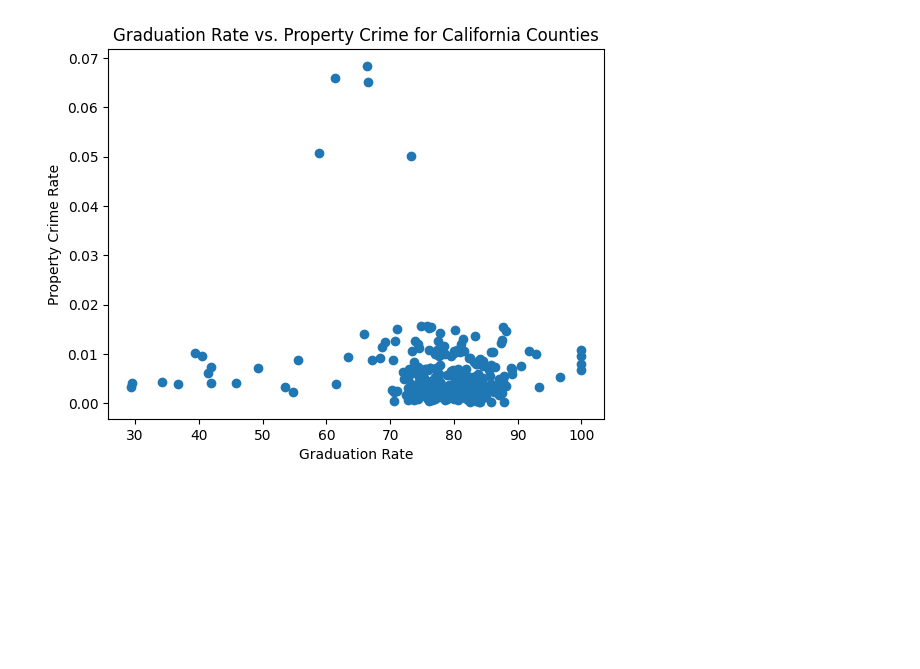
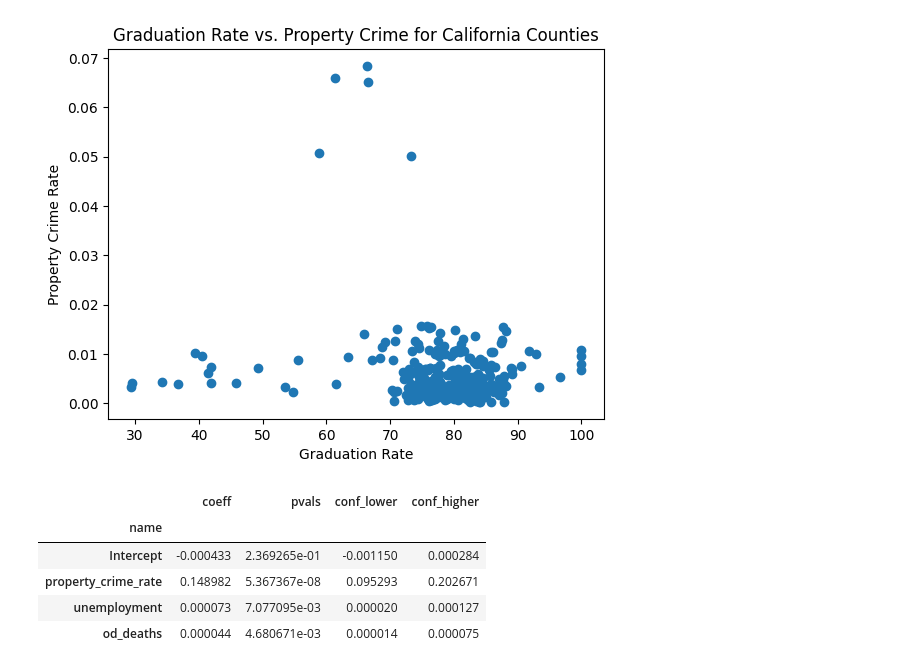
Before and after one commit to stanford-decarceration-collective/stanford-decarceration-collective, a Jupyter notebook: notebooks/crime_correlation/linear_regression_prep.ipynb, the cells around one changed output. Cells and saved outputs as stored; diff of their text form; code cells hidden in the pictures; blank space fills up the shorter version.

```diff
--- a/notebooks/crime_correlation/linear_regression_prep.ipynb
+++ b/notebooks/crime_correlation/linear_regression_prep.ipynb
@@ -91,3 +133,17 @@ plot_rates(clean_data.graduation_rate, clean_data.property_crime_rate,
 # %%
 X = clean_data[['year', 'unemployment']].astype(float)
 y = clean_data['violent_crime_rate']
+# %%
+fit = smf.ols(
+    "violent_crime_rate ~ 1 + unemployment + od_deaths",
+    clean_data,
+).fit(cov_type="HC1")
+res = res_to_df(fit).set_index("name")
+res
+# %% [output]
+|  | coeff | pvals | conf_lower | conf_higher |
+| name |  |  |  |  |
+| Intercept | -0.000433 | 2.369265e-01 | -0.001150 | 0.000284 |
+| property_crime_rate | 0.148982 | 5.367367e-08 | 0.095293 | 0.202671 |
+| unemployment | 0.000073 | 7.077095e-03 | 0.000020 | 0.000127 |
+| od_deaths | 0.000044 | 4.680671e-03 | 0.000014 | 0.000075 |
```
Also changed, not shown: parts of 9 cells of this notebook.
